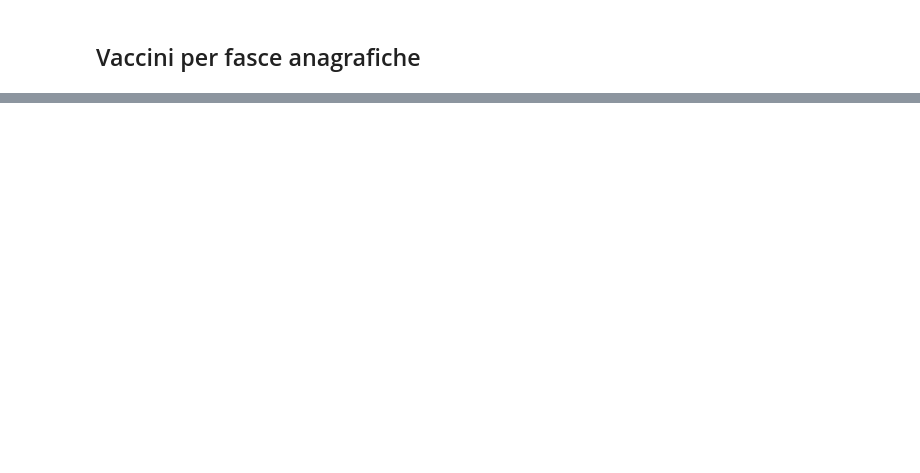
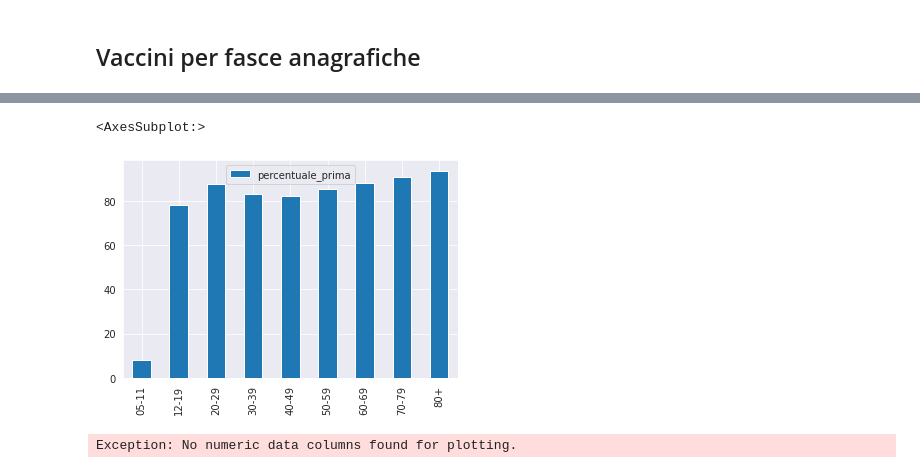
Before and after one commit to gitary/analisi_dati_COVID, a Jupyter notebook: analisi_esplorativa_vaccini.ipynb, the cells around one changed output, grey strips where cells are left out. Cells and saved outputs as stored; diff of their text form; code cells hidden in the pictures; blank space fills up the shorter version.

```diff
--- a/analisi_esplorativa_vaccini.ipynb
+++ b/analisi_esplorativa_vaccini.ipynb
@@ -708,0 +762,6 @@ df_pivot_2
+# %%
+eighty_1 = eighty.reset_index()
+eighty_1.iloc[0,0] = '80+'
+eighty_1.loc[0, 'ultimo_aggiornamento'] = eighty_1.loc[0, 'ultimo_aggiornamento'][:int(len(eighty_1.loc[0, 'ultimo_aggiornamento'])/2)]
+eighty_1.set_index('index', inplace = True)
+eighty_1
@@ -708,0 +772,3 @@ df_pivot_2
+# %%
+df_anag_new = pd.concat([df_somma_righe.drop(['80-89', '90+']), eighty_1])
+df_anag_new
@@ -708,0 +800,3 @@ df_pivot_2
+# %%
+df_fasce = pd.concat([df_anag_new, df_platea_grouped], axis = 1)
+df_fasce
@@ -708,0 +814,3 @@ df_pivot_2
+# %%
+df_fasce.loc[:, 'percentuale_prima'] = df_fasce['prima_dose'] / df_fasce['totale_popolazione']*100
+df_fasce
@@ -708,0 +828,9 @@ df_pivot_2
+# %%
+df_fasce.plot(kind = 'bar', y = 'percentuale_prima')
+# %% [output]
+<AxesSubplot:>
+[figure, added]
+# %%
+g = df_fasce.plot_bokeh(kind = 'bar', y = 'percentuale_prima') #, vertical_xlabel = True, title="Fasce angrafiche", figsize=(950, 500), stacked = True, legend="top_left")
+# %% [output]
+Exception: No numeric data columns found for plotting.
```
Also changed, not shown: parts of 48 cells of this notebook, 1 other file.
